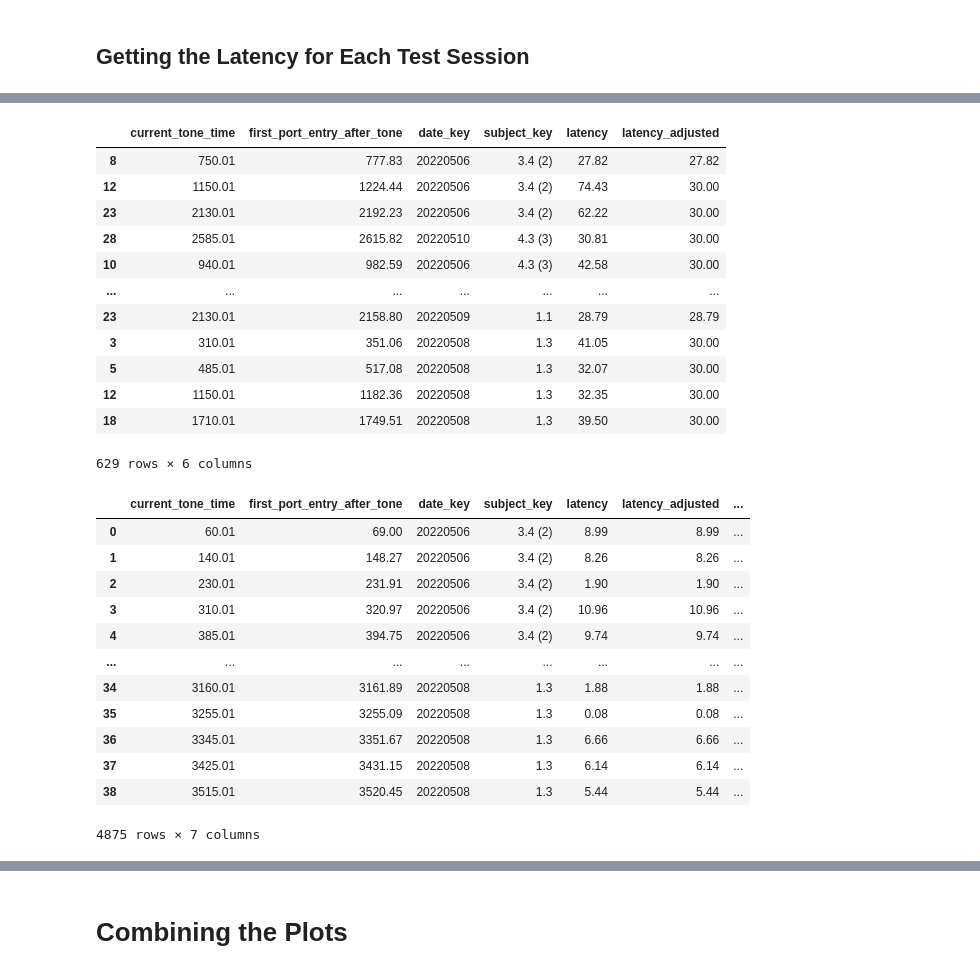
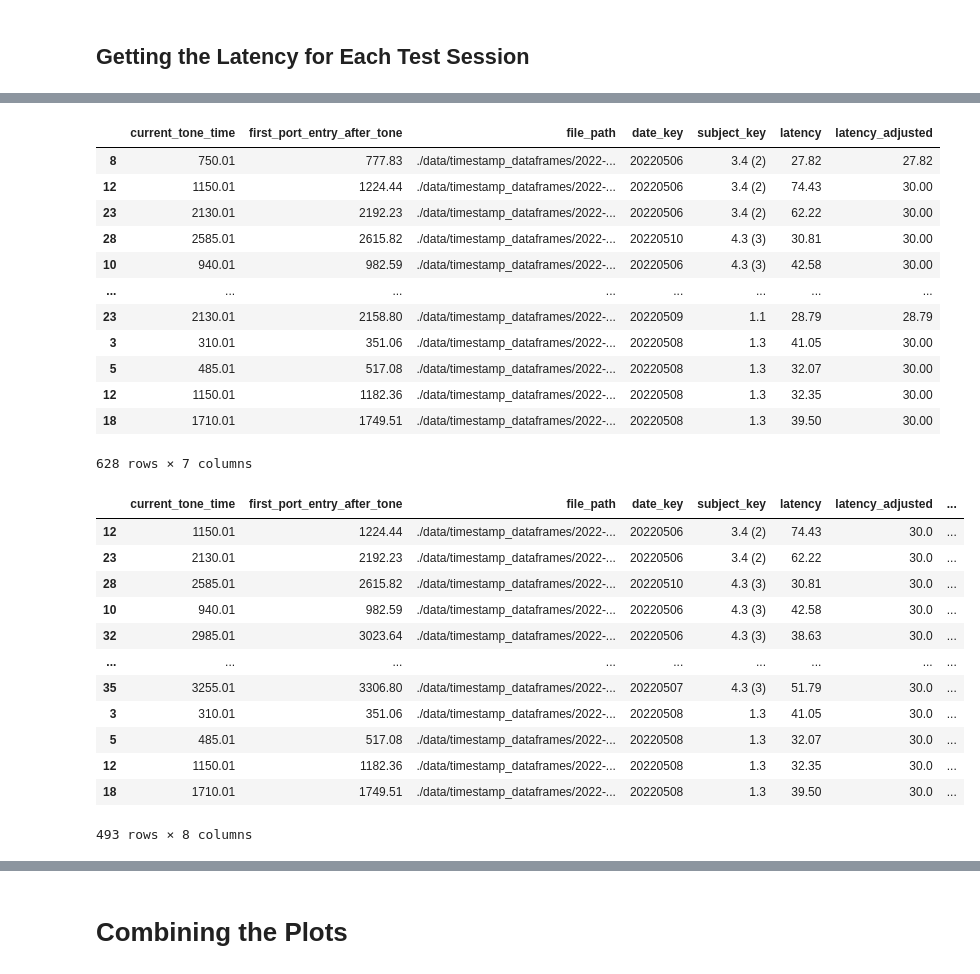
Before and after one commit to padillacoreanolab/med_pc_repo, a Jupyter notebook: results/2022_05_02_log_processing/med_pc_group_analysis.ipynb, the cells around one changed output, grey strips where cells are left out. Drawn from its saved outputs; the diff is of its cells as text; code cells hidden in the pictures.

```diff
--- a/results/2022_05_02_log_processing/med_pc_group_analysis.ipynb
+++ b/results/2022_05_02_log_processing/med_pc_group_analysis.ipynb
@@ -325,0 +132,2 @@ combined_latency_df
+# %%
+concatted_first_porty_entry_dataframe = processing.tone.get_concatted_first_porty_entry_dataframe(concatted_medpc_df=concatted_medpc_df)
@@ -326,41 +150,41 @@ combined_latency_df
 # %%
-combined_latency_df["latency"] = combined_latency_df["first_port_entry_after_tone"] - combined_latency_df["current_tone_time"]
+concatted_first_porty_entry_dataframe["latency"] = concatted_first_porty_entry_dataframe["first_port_entry_after_tone"] - concatted_first_porty_entry_dataframe["current_tone_time"]
 # %%
-combined_latency_df["latency_adjusted"] = combined_latency_df["latency"].apply(lambda x: 30 if x >= 30 else x)
+concatted_first_porty_entry_dataframe["latency_adjusted"] = concatted_first_porty_entry_dataframe["latency"].apply(lambda x: 30 if x >= 30 else x)
 # %%
-combined_latency_df[combined_latency_df["latency"] >= 25]
+concatted_first_porty_entry_dataframe[concatted_first_porty_entry_dataframe["latency"] >= 25]
 # %% [output]
-|  | current_tone_time | first_port_entry_after_tone | date_key | subject_key | latency | latency_adjusted |
-| 8 | 750.01 | 777.83 | 20220506 | 3.4 (2) | 27.82 | 27.82 |
-| 12 | 1150.01 | 1224.44 | 20220506 | 3.4 (2) | 74.43 | 30.00 |
-| 23 | 2130.01 | 2192.23 | 20220506 | 3.4 (2) | 62.22 | 30.00 |
-| 28 | 2585.01 | 2615.82 | 20220510 | 4.3 (3) | 30.81 | 30.00 |
-| 10 | 940.01 | 982.59 | 20220506 | 4.3 (3) | 42.58 | 30.00 |
-| ... | ... | ... | ... | ... | ... | ... |
-| 23 | 2130.01 | 2158.80 | 20220509 | 1.1 | 28.79 | 28.79 |
-| 3 | 310.01 | 351.06 | 20220508 | 1.3 | 41.05 | 30.00 |
-| 5 | 485.01 | 517.08 | 20220508 | 1.3 | 32.07 | 30.00 |
-| 12 | 1150.01 | 1182.36 | 20220508 | 1.3 | 32.35 | 30.00 |
-| 18 | 1710.01 | 1749.51 | 20220508 | 1.3 | 39.50 | 30.00 |
+|  | current_tone_time | first_port_entry_after_tone | file_path | date_key | subject_key | latency | latency_adjusted |
+| 8 | 750.01 | 777.83 | ./data/timestamp_dataframes/2022-... | 20220506 | 3.4 (2) | 27.82 | 27.82 |
+| 12 | 1150.01 | 1224.44 | ./data/timestamp_dataframes/2022-... | 20220506 | 3.4 (2) | 74.43 | 30.00 |
+| 23 | 2130.01 | 2192.23 | ./data/timestamp_dataframes/2022-... | 20220506 | 3.4 (2) | 62.22 | 30.00 |
+| 28 | 2585.01 | 2615.82 | ./data/timestamp_dataframes/2022-... | 20220510 | 4.3 (3) | 30.81 | 30.00 |
+| 10 | 940.01 | 982.59 | ./data/timestamp_dataframes/2022-... | 20220506 | 4.3 (3) | 42.58 | 30.00 |
+| ... | ... | ... | ... | ... | ... | ... | ... |
+| 23 | 2130.01 | 2158.80 | ./data/timestamp_dataframes/2022-... | 20220509 | 1.1 | 28.79 | 28.79 |
+| 3 | 310.01 | 351.06 | ./data/timestamp_dataframes/2022-... | 20220508 | 1.3 | 41.05 | 30.00 |
+| 5 | 485.01 | 517.08 | ./data/timestamp_dataframes/2022-... | 20220508 | 1.3 | 32.07 | 30.00 |
+| 12 | 1150.01 | 1182.36 | ./data/timestamp_dataframes/2022-... | 20220508 | 1.3 | 32.35 | 30.00 |
+| 18 | 1710.01 | 1749.51 | ./data/timestamp_dataframes/2022-... | 20220508 | 1.3 | 39.50 | 30.00 |
-629 rows × 6 columns
+628 rows × 7 columns
 # %%
-combined_latency_df["latency_less_than_10_seconds"] = combined_latency_df["latency"].apply(lambda x: 1 if x <= 10 else 0)
+concatted_first_porty_entry_dataframe["latency_less_than_10_seconds"] = concatted_first_porty_entry_dataframe["latency"].apply(lambda x: 1 if x <= 10 else 0)
 # %%
-combined_latency_df
+concatted_first_porty_entry_dataframe[concatted_first_porty_entry_dataframe["latency"] >= 30]
 # %% [output]
-|  | current_tone_time | first_port_entry_after_tone | date_key | subject_key | latency | latency_adjusted | ... |
-| 0 | 60.01 | 69.00 | 20220506 | 3.4 (2) | 8.99 | 8.99 | ... |
-| 1 | 140.01 | 148.27 | 20220506 | 3.4 (2) | 8.26 | 8.26 | ... |
-| 2 | 230.01 | 231.91 | 20220506 | 3.4 (2) | 1.90 | 1.90 | ... |
-| 3 | 310.01 | 320.97 | 20220506 | 3.4 (2) | 10.96 | 10.96 | ... |
-| 4 | 385.01 | 394.75 | 20220506 | 3.4 (2) | 9.74 | 9.74 | ... |
-| ... | ... | ... | ... | ... | ... | ... | ... |
-| 34 | 3160.01 | 3161.89 | 20220508 | 1.3 | 1.88 | 1.88 | ... |
-| 35 | 3255.01 | 3255.09 | 20220508 | 1.3 | 0.08 | 0.08 | ... |
-| 36 | 3345.01 | 3351.67 | 20220508 | 1.3 | 6.66 | 6.66 | ... |
-| 37 | 3425.01 | 3431.15 | 20220508 | 1.3 | 6.14 | 6.14 | ... |
-| 38 | 3515.01 | 3520.45 | 20220508 | 1.3 | 5.44 | 5.44 | ... |
+|  | current_tone_time | first_port_entry_after_tone | file_path | date_key | subject_key | latency | latency_adjusted | ... |
+| 12 | 1150.01 | 1224.44 | ./data/timestamp_dataframes/2022-... | 20220506 | 3.4 (2) | 74.43 | 30.0 | ... |
+| 23 | 2130.01 | 2192.23 | ./data/timestamp_dataframes/2022-... | 20220506 | 3.4 (2) | 62.22 | 30.0 | ... |
+| 28 | 2585.01 | 2615.82 | ./data/timestamp_dataframes/2022-... | 20220510 | 4.3 (3) | 30.81 | 30.0 | ... |
+| 10 | 940.01 | 982.59 | ./data/timestamp_dataframes/2022-... | 20220506 | 4.3 (3) | 42.58 | 30.0 | ... |
+| 32 | 2985.01 | 3023.64 | ./data/timestamp_dataframes/2022-... | 20220506 | 4.3 (3) | 38.63 | 30.0 | ... |
+| ... | ... | ... | ... | ... | ... | ... | ... | ... |
+| 35 | 3255.01 | 3306.80 | ./data/timestamp_dataframes/2022-... | 20220507 | 4.3 (3) | 51.79 | 30.0 | ... |
+| 3 | 310.01 | 351.06 | ./data/timestamp_dataframes/2022-... | 20220508 | 1.3 | 41.05 | 30.0 | ... |
+| 5 | 485.01 | 517.08 | ./data/timestamp_dataframes/2022-... | 20220508 | 1.3 | 32.07 | 30.0 | ... |
+| 12 | 1150.01 | 1182.36 | ./data/timestamp_dataframes/2022-... | 20220508 | 1.3 | 32.35 | 30.0 | ... |
+| 18 | 1710.01 | 1749.51 | ./data/timestamp_dataframes/2022-... | 20220508 | 1.3 | 39.50 | 30.0 | ... |
-4875 rows × 7 columns
+493 rows × 8 columns
 # %%
 combined_latency_df.to_csv("./data/latency_dataframes/all_latencies.csv")
 combined_latency_df.to_excel("./data/latency_dataframes/all_latencies.xlsx")
```
Also changed, not shown: parts of 50 cells of this notebook, 2 other files.
